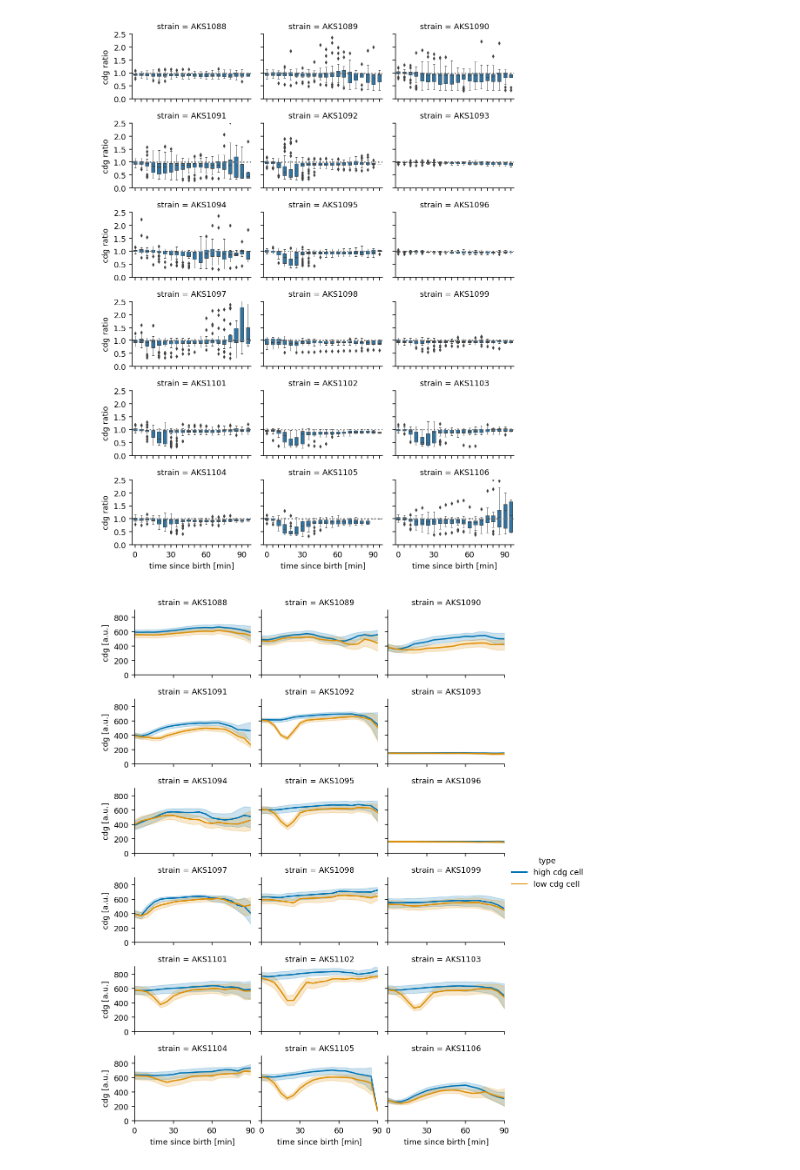
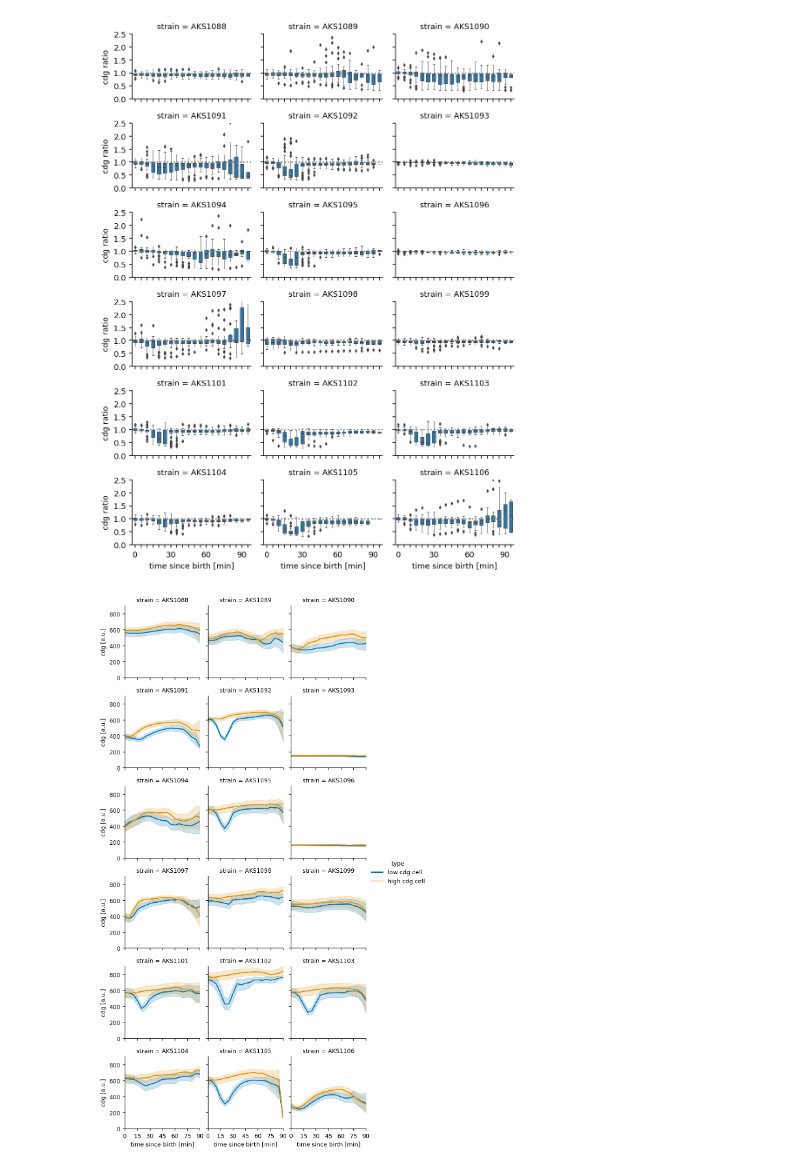
Before and after one commit to simonvanvliet/cdg_dynamics_caulobacter, a Jupyter notebook: cdg_dynamics_plot_preprint.ipynb, the cells around one changed output. Drawn from its saved outputs; the diff is of its cells as text; code cells hidden in the pictures.

Commit message:
updated plot scripts

```diff
--- a/cdg_dynamics_plot_preprint.ipynb
+++ b/cdg_dynamics_plot_preprint.ipynb
@@ -81,23 +81,23 @@ Deprecated in NumPy 1.20; for more details and guidance: https://numpy.org/devdo
 # %%
 df1 = df[['strain','time since birth [min]','cdg_dh']].copy()
 df1['type'] = 'high cdg cell'
 df1['cdg [a.u.]'] = df1['cdg_dh']
 
 df2 = df[['strain','time since birth [min]','cdg_dl']].copy()
 df2['type'] = 'low cdg cell'
 df2['cdg [a.u.]'] = df2['cdg_dl']
 
 df_hvl = pd.concat((df1, df2),keys=['strain','time since birth [min]','cdg','type']).reset_index()
 
-g = sns.FacetGrid(data=df_hvl, col="strain", hue='type', col_wrap=3, height=1.5, aspect=1.5,xlim=(0,90),ylim=(0,900),palette="colorblind")
+g = sns.FacetGrid(data=df_hvl, col="strain", hue='type', col_wrap=3, height=2, aspect=1,xlim=(0,90),ylim=(0,900),palette="colorblind", hue_order=['low cdg cell', 'high cdg cell'])
 # Draw a line plot to show the trajectory of each random walk
 g.map(sns.lineplot, "time since birth [min]", "cdg [a.u.]")
 # Adjust the arrangement of the plots
 g.fig.tight_layout(w_pad=1)
-g.set(xticks=[0,30,60,90],yticks=[0,200,400,600,800])
+g.set(xticks=[0,15,30,45,60,75,90],yticks=[0,200,400,600,800])
 g.add_legend()
 
 im_name = processed_dir / 'curves_cdg_absolute.svg'
 g.savefig(im_name)
 # %% [output]
-[figure, old version]
+[figure, new version]
```
